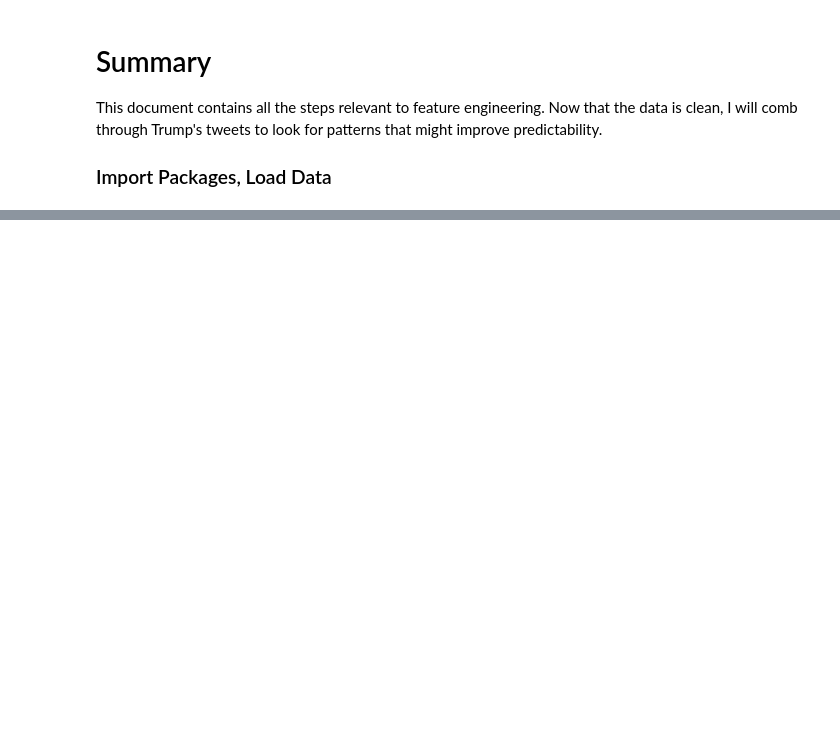
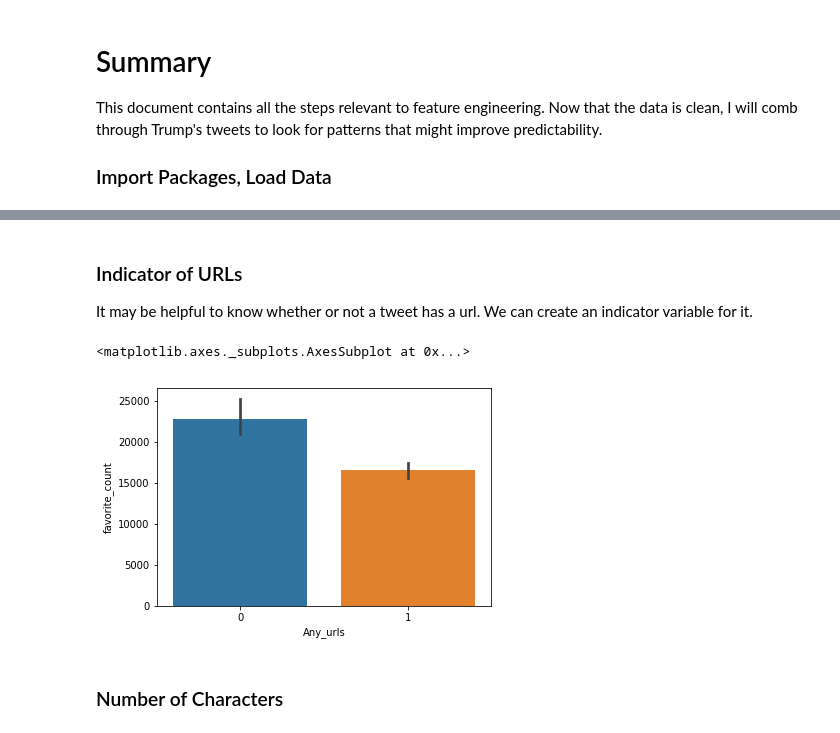
Before and after one commit to samadalipatel/Trump-Twitter-Predictions, a Jupyter notebook: Python/Part Three - Feature Engineering.ipynb, the cells around one changed output, grey strips where cells are left out. Cells and saved outputs as stored; diff of their text form; code cells hidden in the pictures; blank space fills up the shorter version.

Commit message:
Conducted some feature engineering using basic and advanced text processing methods - more techniques still left to explore

```diff
--- a/Python/Part Three - Feature Engineering.ipynb
+++ b/Python/Part Three - Feature Engineering.ipynb
@@ -19,0 +36,5 @@ df.head()
+# %%
+df['trump_text'] = df.text.str.replace(r'http\S+', '')
+# %%
+df['Word_Count'] = df.trump_text.apply(lambda x: len(str(x).split(' ')))
+df[['Word_Count', 'trump_text']].head()
@@ -19,0 +48,19 @@ df.head()
+# %% [markdown]
+### Indicator of URLs
+
+It may be helpful to know whether or not a tweet has a url. We can create an indicator variable for it.
+# %%
+# Create column with all 0s
+df['Any_urls'] = 0
+# Find indices with 0s
+indices_with_urls = df.text.str.extractall(r'(http\S+)').index.get_level_values(0)
+# Make those indices 1
+df.iloc[indices_with_urls, np.where(df.columns.isin(['Any_urls']))[0]] = 1
+
+# Visualize median per group
+sns.barplot(x = df.Any_urls, y = df.favorite_count, estimator=np.median)
+# %% [output]
+<matplotlib.axes._subplots.AxesSubplot at 0x...>
+[figure, added]
+# %% [markdown]
+### Number of Characters
```
Also changed, not shown: parts of 43 cells of this notebook.
